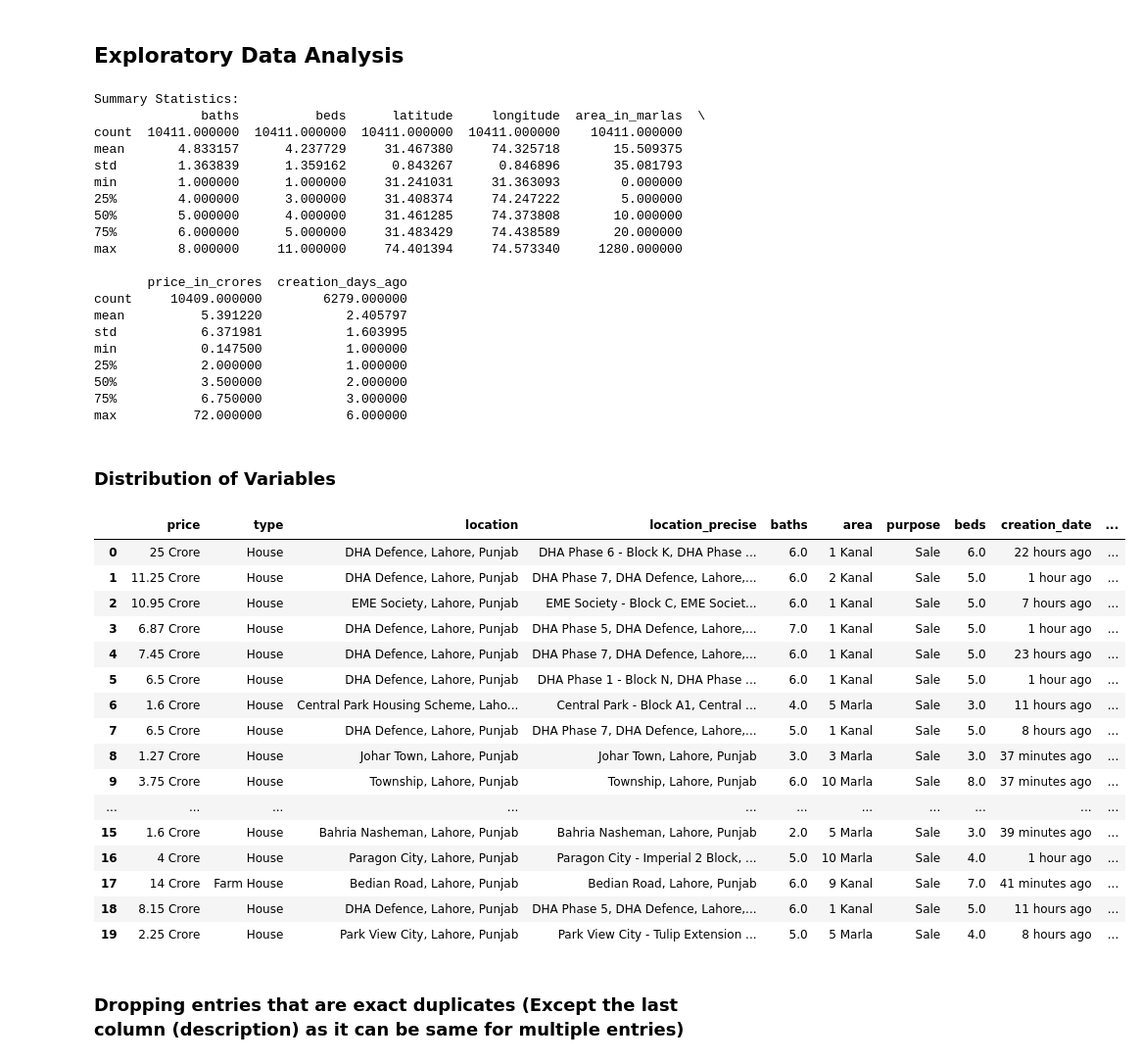
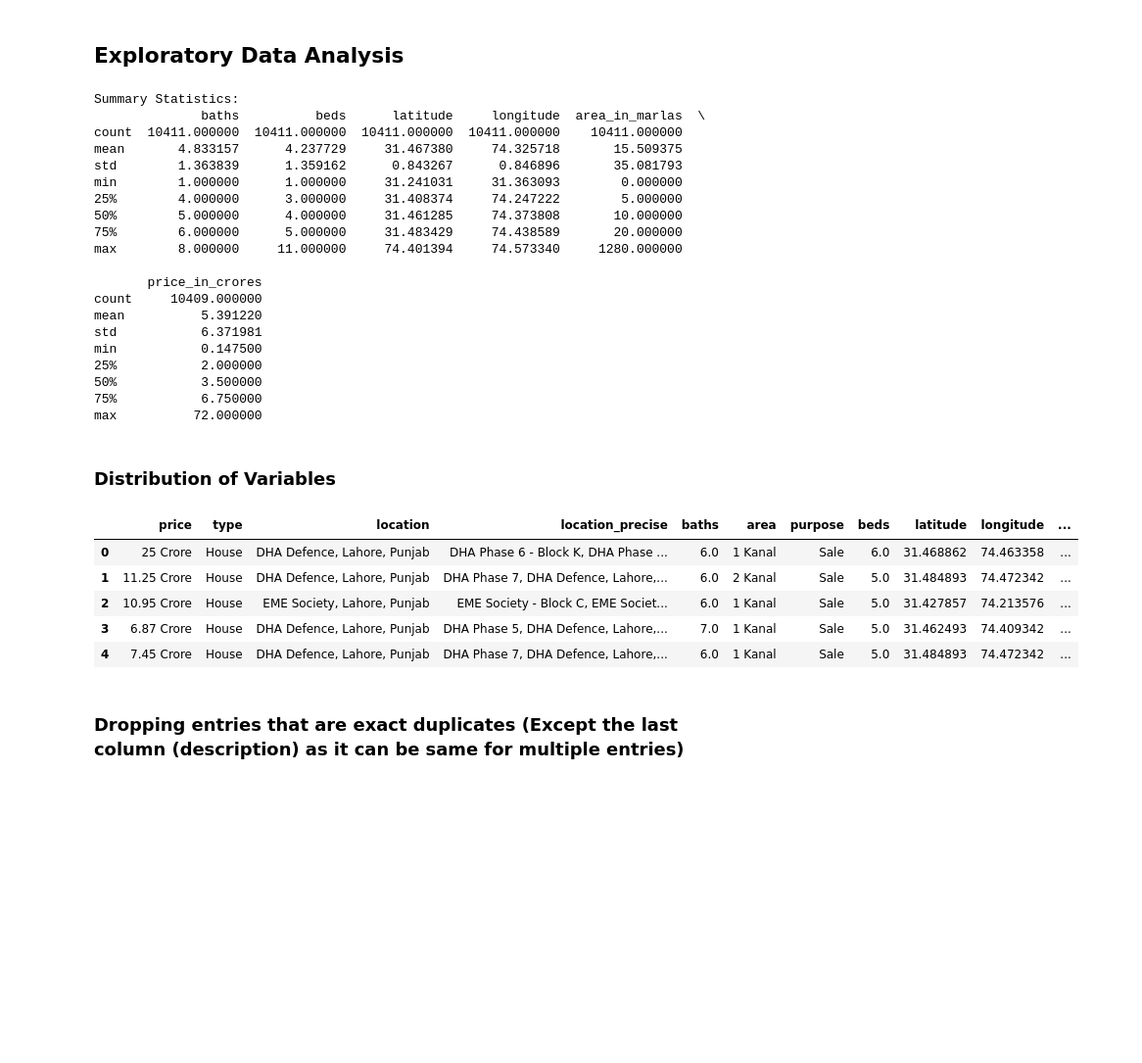
Before and after one commit to potatobox1/Data_Science_Project, a Jupyter notebook: analysis.ipynb, the cells around one changed output. Shown at 98% size. Cells and saved outputs as stored; diff of their text form; code cells hidden in the pictures; blank space fills up the shorter version.

```diff
--- a/analysis.ipynb
+++ b/analysis.ipynb
@@ -69,7 +61,9 @@ memory usage: 1.1+ MB
 | 6 | 6 | 1.6 Crore | House | Central Park Housing Scheme, Laho... | Central Park - Block A1, Central ... | 4 Baths | 5 Marla | For Sale | 3 Beds | ... |
 | 7 | 7 | 6.5 Crore | House | DHA Defence, Lahore, Punjab | DHA Phase 7, DHA Defence, Lahore,... | 5 Baths | 1 Kanal | For Sale | 5 Beds | ... |
 # %%
-unique_creation_dates = df['creation_date'].nunique()
+# # unique_creation_dates = df['creation_date'].nunique()
 
-# Display the result
-print(f"Unique creation dates: {unique_creation_dates}")
+# # Display the result
+# print(f"Unique creation dates: {unique_creation_dates}")
+
+df = df.drop(columns=['creation_date'])
@@ -143,7 +135,7 @@ df['area_in_marlas'] = df['area'].apply(convert_area_to_marlas)
 df['price_in_crores'] = df['price'].apply(convert_price_to_crores)
 
 # convert 'creation_date' to days
-df['creation_days_ago'] = df['creation_date'].apply(convert_creation_date_to_days)
+# df['creation_days_ago'] = df['creation_date'].apply(convert_creation_date_to_days)
 
 # checking for null values and handling them
 # print("\nNull Values Before Cleaning:")
@@ -151,7 +143,7 @@ df['creation_days_ago'] = df['creation_date'].apply(convert_creation_date_to_day
 print(df.shape)
 
 # For temporal analysis, we will use only the rows where 'creation_days_ago' is not NaN
-df_temporal = df[df['creation_days_ago'].notna()]
+# df_temporal = df[df['creation_days_ago'].notna()]
 
 # need to drop rows with missing baths and beds values
 df = df.dropna(subset=['beds', 'baths'])
@@ -240,37 +232,26 @@ min        1.000000      1.000000     31.241031     31.363093        0.000000
 75%        6.000000      5.000000     31.483429     74.438589       20.000000
 max        8.000000     11.000000     74.401394     74.573340     1280.000000
 
-       price_in_crores  creation_days_ago
-count     10409.000000        6279.000000
-mean          5.391220           2.405797
-std           6.371981           1.603995
-min           0.147500           1.000000
-25%           2.000000           1.000000
-50%           3.500000           2.000000
-75%           6.750000           3.000000
-max          72.000000           6.000000
+       price_in_crores
+count     10409.000000
+mean          5.391220
+std           6.371981
+min           0.147500
+25%           2.000000
+50%           3.500000
+75%           6.750000
+max          72.000000
 # %% [markdown]
 ### Distribution of Variables
 # %%
-df_cleaned.head(20)
+df_cleaned.head(5)
 # %% [output]
-|  | price | type | location | location_precise | baths | area | purpose | beds | creation_date | ... |
-| 0 | 25 Crore | House | DHA Defence, Lahore, Punjab | DHA Phase 6 - Block K, DHA Phase ... | 6.0 | 1 Kanal | Sale | 6.0 | 22 hours ago | ... |
-| 1 | 11.25 Crore | House | DHA Defence, Lahore, Punjab | DHA Phase 7, DHA Defence, Lahore,... | 6.0 | 2 Kanal | Sale | 5.0 | 1 hour ago | ... |
-| 2 | 10.95 Crore | House | EME Society, Lahore, Punjab | EME Society - Block C, EME Societ... | 6.0 | 1 Kanal | Sale | 5.0 | 7 hours ago | ... |
-| 3 | 6.87 Crore | House | DHA Defence, Lahore, Punjab | DHA Phase 5, DHA Defence, Lahore,... | 7.0 | 1 Kanal | Sale | 5.0 | 1 hour ago | ... |
-| 4 | 7.45 Crore | House | DHA Defence, Lahore, Punjab | DHA Phase 7, DHA Defence, Lahore,... | 6.0 | 1 Kanal | Sale | 5.0 | 23 hours ago | ... |
-| 5 | 6.5 Crore | House | DHA Defence, Lahore, Punjab | DHA Phase 1 - Block N, DHA Phase ... | 6.0 | 1 Kanal | Sale | 5.0 | 1 hour ago | ... |
-| 6 | 1.6 Crore | House | Central Park Housing Scheme, Laho... | Central Park - Block A1, Central ... | 4.0 | 5 Marla | Sale | 3.0 | 11 hours ago | ... |
-| 7 | 6.5 Crore | House | DHA Defence, Lahore, Punjab | DHA Phase 7, DHA Defence, Lahore,... | 5.0 | 1 Kanal | Sale | 5.0 | 8 hours ago | ... |
-| 8 | 1.27 Crore | House | Johar Town, Lahore, Punjab | Johar Town, Lahore, Punjab | 3.0 | 3 Marla | Sale | 3.0 | 37 minutes ago | ... |
-| 9 | 3.75 Crore | House | Township, Lahore, Punjab | Township, Lahore, Punjab | 6.0 | 10 Marla | Sale | 8.0 | 37 minutes ago | ... |
-| ... | ... | ... | ... | ... | ... | ... | ... | ... | ... | ... |
-| 15 | 1.6 Crore | House | Bahria Nasheman, Lahore, Punjab | Bahria Nasheman, Lahore, Punjab | 2.0 | 5 Marla | Sale | 3.0 | 39 minutes ago | ... |
-| 16 | 4 Crore | House | Paragon City, Lahore, Punjab | Paragon City - Imperial 2 Block, ... | 5.0 | 10 Marla | Sale | 4.0 | 1 hour ago | ... |
-| 17 | 14 Crore | Farm House | Bedian Road, Lahore, Punjab | Bedian Road, Lahore, Punjab | 6.0 | 9 Kanal | Sale | 7.0 | 41 minutes ago | ... |
-| 18 | 8.15 Crore | House | DHA Defence, Lahore, Punjab | DHA Phase 5, DHA Defence, Lahore,... | 6.0 | 1 Kanal | Sale | 5.0 | 11 hours ago | ... |
-| 19 | 2.25 Crore | House | Park View City, Lahore, Punjab | Park View City - Tulip Extension ... | 5.0 | 5 Marla | Sale | 4.0 | 8 hours ago | ... |
+|  | price | type | location | location_precise | baths | area | purpose | beds | latitude | longitude | ... |
+| 0 | 25 Crore | House | DHA Defence, Lahore, Punjab | DHA Phase 6 - Block K, DHA Phase ... | 6.0 | 1 Kanal | Sale | 6.0 | 31.468862 | 74.463358 | ... |
+| 1 | 11.25 Crore | House | DHA Defence, Lahore, Punjab | DHA Phase 7, DHA Defence, Lahore,... | 6.0 | 2 Kanal | Sale | 5.0 | 31.484893 | 74.472342 | ... |
+| 2 | 10.95 Crore | House | EME Society, Lahore, Punjab | EME Society - Block C, EME Societ... | 6.0 | 1 Kanal | Sale | 5.0 | 31.427857 | 74.213576 | ... |
+| 3 | 6.87 Crore | House | DHA Defence, Lahore, Punjab | DHA Phase 5, DHA Defence, Lahore,... | 7.0 | 1 Kanal | Sale | 5.0 | 31.462493 | 74.409342 | ... |
+| 4 | 7.45 Crore | House | DHA Defence, Lahore, Punjab | DHA Phase 7, DHA Defence, Lahore,... | 6.0 | 1 Kanal | Sale | 5.0 | 31.484893 | 74.472342 | ... |
 # %% [markdown]
 ### Dropping entries that are exact duplicates (Except the last column (description) as it can be same for multiple entries)
 # %%
```
Also changed, not shown: parts of 7 cells of this notebook, 1 other file.
